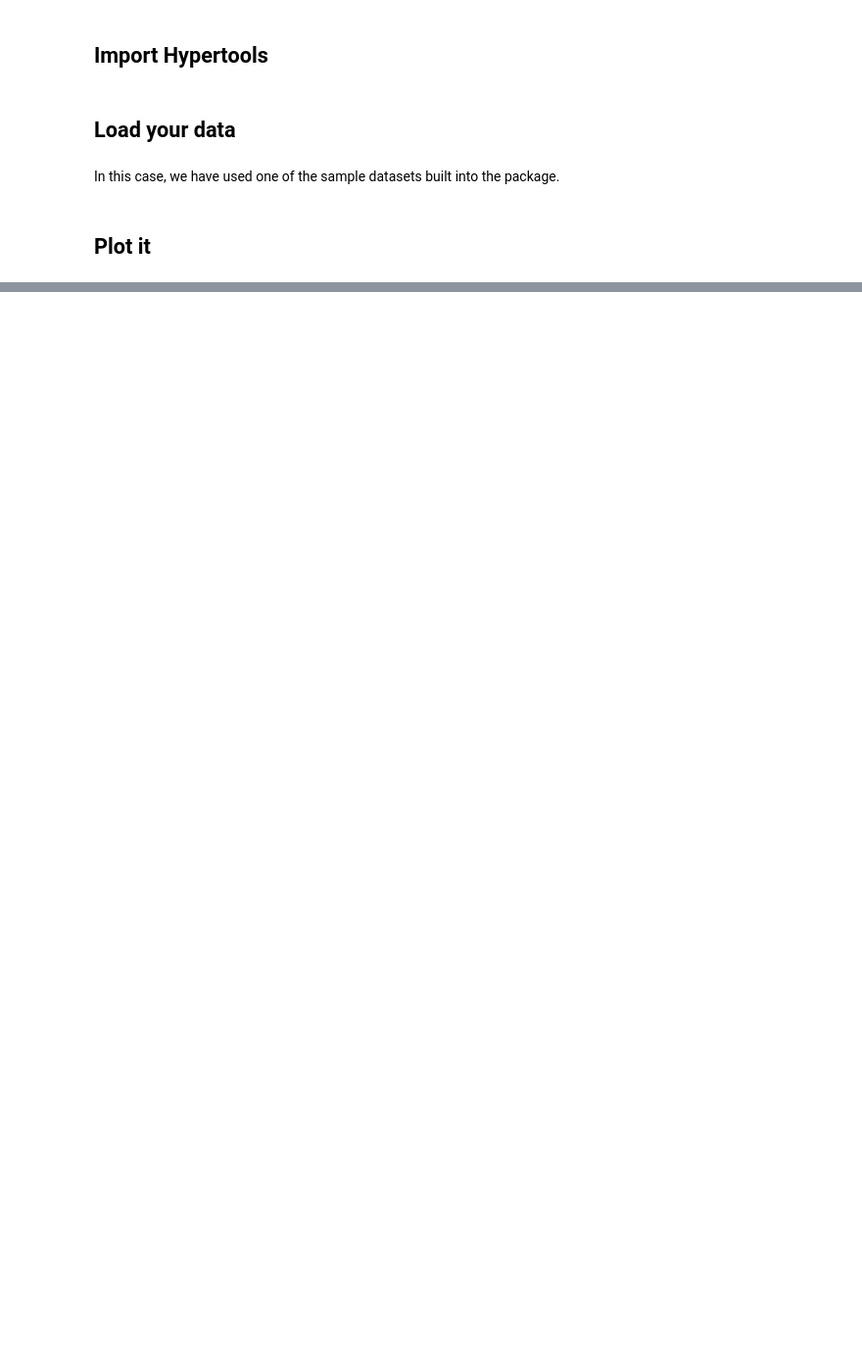
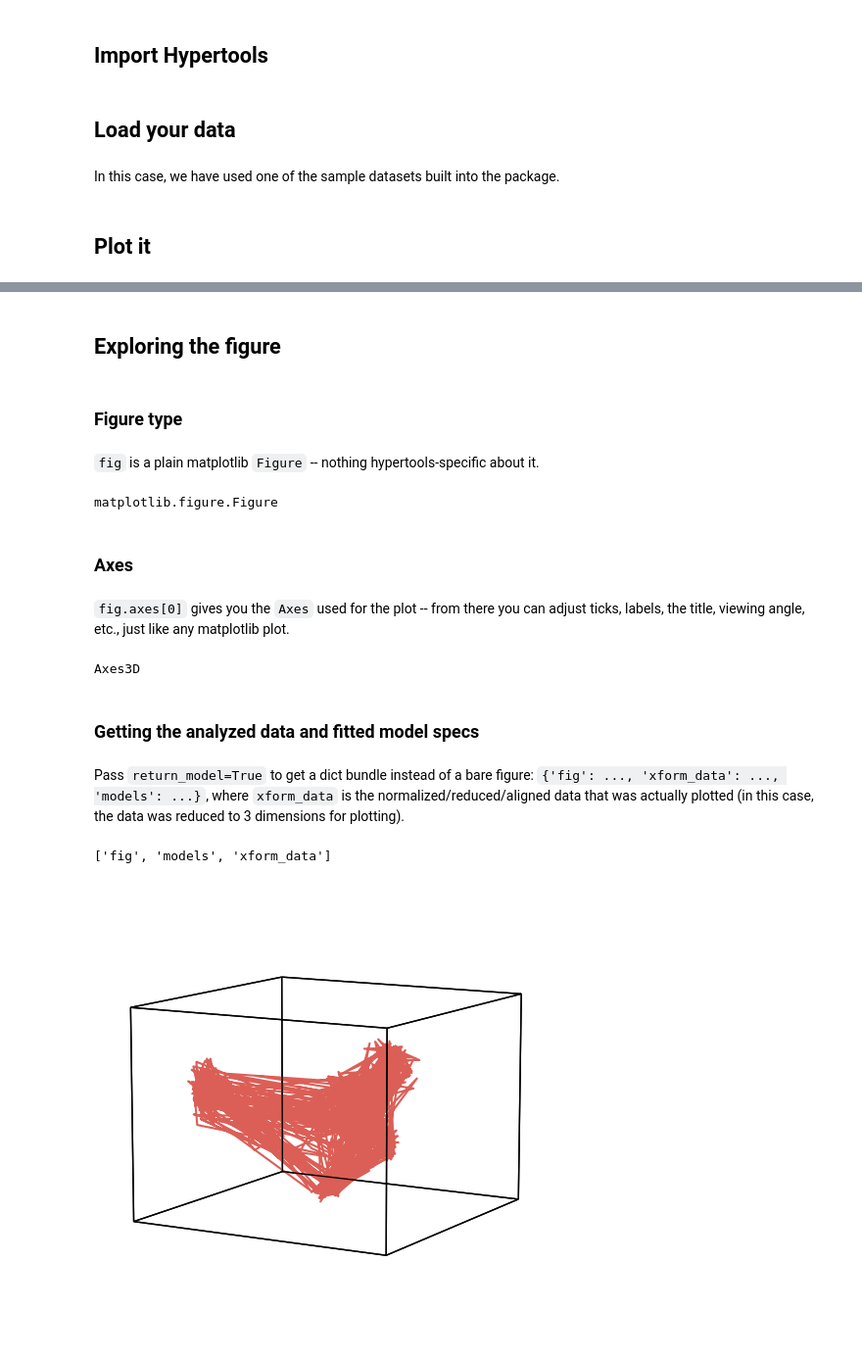
Before and after one commit to ContextLab/hypertools, a Jupyter notebook: docs/tutorials/geo.ipynb, the cells around one changed output, grey strips where cells are left out. Shown at 98% size. Drawn from its saved outputs; the diff is of its cells as text; code cells hidden in the pictures; blank space fills up the shorter version.

```diff
--- a/docs/tutorials/geo.ipynb
+++ b/docs/tutorials/geo.ipynb
@@ -97,0 +36,29 @@ We can use heatmaps to visualized an element of the new data before and after it
+# %% [markdown]
+## Exploring the figure
+# %% [markdown]
+### Figure type
+# %% [markdown]
+`fig` is a plain matplotlib `Figure` -- nothing hypertools-specific about it.
+# %%
+type(fig)
+# %% [output]
+matplotlib.figure.Figure
+# %% [markdown]
+### Axes
+# %% [markdown]
+`fig.axes[0]` gives you the `Axes` used for the plot -- from there you can adjust ticks, labels, the title, viewing angle, etc., just like any matplotlib plot.
+# %%
+ax = fig.axes[0]
+print(type(ax).__name__)
+# %% [output]
+Axes3D
+# %% [markdown]
+### Getting the analyzed data and fitted model specs
+# %% [markdown]
+Pass `return_model=True` to get a dict bundle instead of a bare figure: `{'fig': ..., 'xform_data': ..., 'models': ...}`, where `xform_data` is the normalized/reduced/aligned data that was actually plotted (in this case, the data was reduced to 3 dimensions for plotting).
+# %%
+out = hyp.plot(mushrooms, reduce='PCA', ndims=3, return_model=True)
+sorted(out.keys())
+# %% [output]
+['fig', 'models', 'xform_data']
+[figure, added]
```
Also changed, not shown: parts of 58 cells of this notebook, 16 other files.
